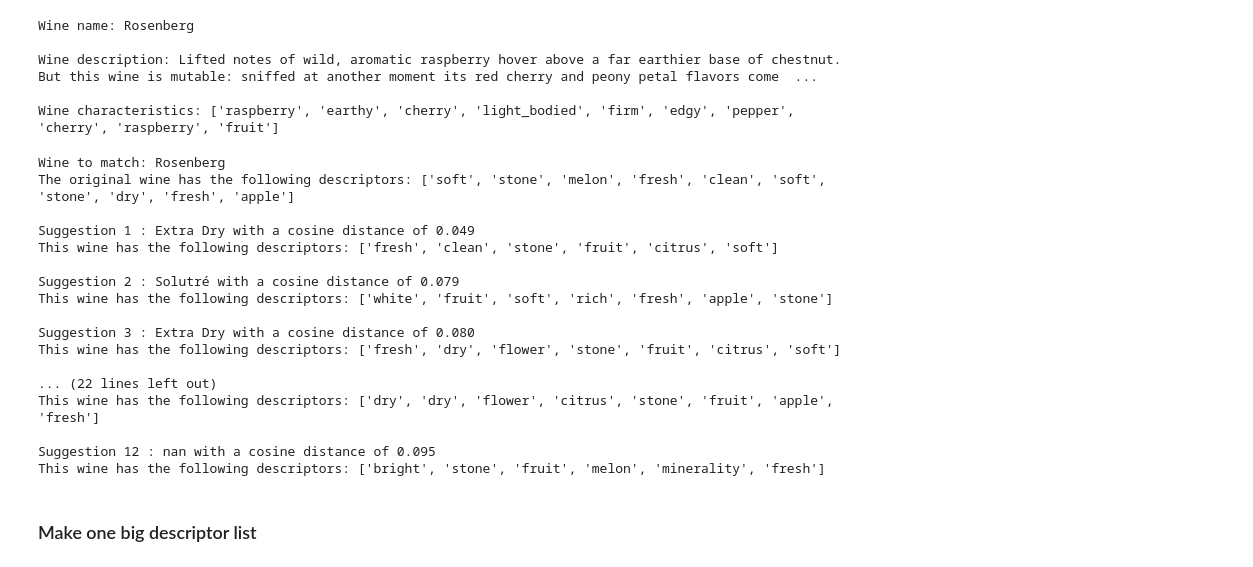
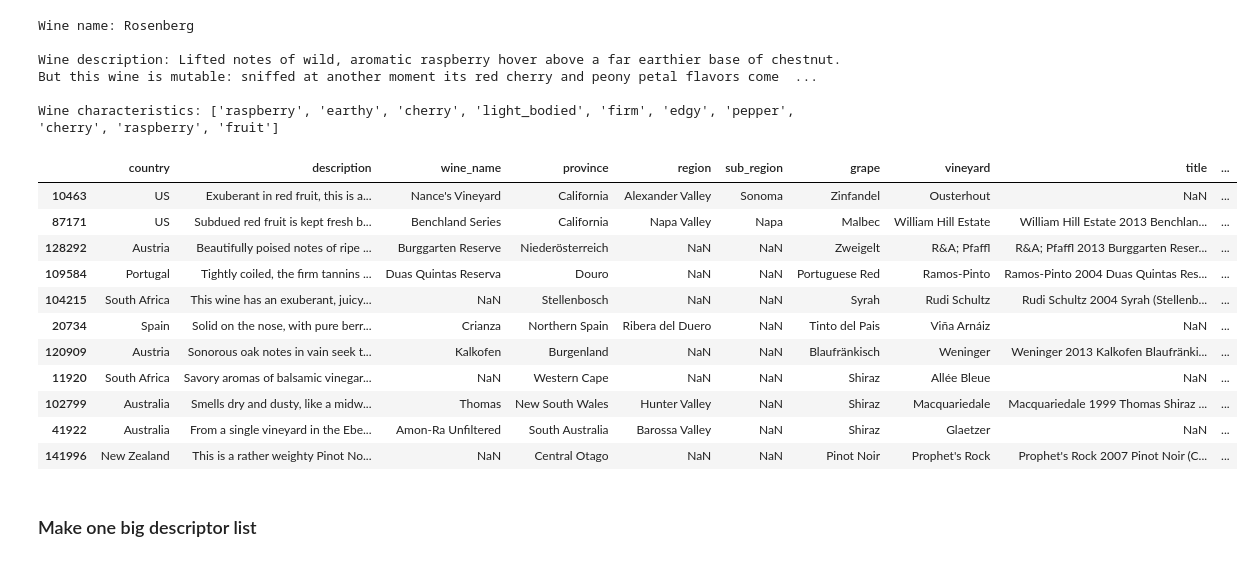
Before and after one commit to SebastiaanJohn/Vyno-Recommendation-Engine, a Jupyter notebook: notebooks/2.0-sjd-vyno-exploration.ipynb, the cells around one changed output. Cells and saved outputs as stored; diff of their text form; code cells hidden in the pictures.

```diff
--- a/notebooks/2.0-sjd-vyno-exploration.ipynb
+++ b/notebooks/2.0-sjd-vyno-exploration.ipynb
@@ -75,44 +89,32 @@ Wine description: Lifted notes of wild, aromatic raspberry hover above a far ear
 
 Wine characteristics: ['raspberry', 'earthy', 'cherry', 'light_bodied', 'firm', 'edgy', 'pepper', 'cherry', 'raspberry', 'fruit']
 # %%
-name_test = wine_desc["wine_name"]
+name_test = 'Markowitsch 2013 Rosenberg Red (Carnuntum)'
 
-wine_test_vector = wine_description_mincount.loc[wine_description_mincount['wine_name'] == name_test]['description_vector'].tolist()[0]
-distance, indice = model_knn.kneighbors(wine_test_vector, n_neighbors=13)
+wine_test_vector = wine_description_mincount.loc[wine_description_mincount['title'] == name_test]['description_vector'].tolist()[0]
+distance, indice = model_knn.kneighbors(wine_test_vector, n_neighbors=12)
 distance_list = distance[0].tolist()[1:]
 indice_list = indice[0].tolist()[1:]
 
-main_wine = wine_description_mincount.loc[wine_description_mincount['wine_name'] == name_test]
+wine_idxs = []
 
-print('Wine to match:', name_test)
-print('The original wine has the following descriptors:', list(main_wine['normalized_descriptors'])[0], '\n')
-
-
-descriptors = []
 n = 1
 for d, i in zip(distance_list, indice_list):
-    wine_name = wine_description_mincount['wine_name'][i]
-    wine_descriptors = wine_description_mincount['normalized_descriptors'][i]
-    descriptors.append(wine_descriptors)
-    print('Suggestion', str(n), ':', wine_name, 'with a cosine distance of', "{:.3f}".format(d))
-    print('This wine has the following descriptors:', wine_descriptors)
-    print('')
-    n+=1
+    wine_idxs.append(wine_description_mincount.iloc[i])
-# %% [output]
-Wine to match: Rosenberg
-The original wine has the following descriptors: ['soft', 'stone', 'melon', 'fresh', 'clean', 'soft', 'stone', 'dry', 'fresh', 'apple']
-
-Suggestion 1 : Extra Dry with a cosine distance of 0.049
-This wine has the following descriptors: ['fresh', 'clean', 'stone', 'fruit', 'citrus', 'soft']
-
-Suggestion 2 : Solutré with a cosine distance of 0.079
-This wine has the following descriptors: ['white', 'fruit', 'soft', 'rich', 'fresh', 'apple', 'stone']
-
-Suggestion 3 : Extra Dry with a cosine distance of 0.080
-This wine has the following descriptors: ['fresh', 'dry', 'flower', 'stone', 'fruit', 'citrus', 'soft']
-
-... (22 lines left out)
-This wine has the following descriptors: ['dry', 'dry', 'flower', 'citrus', 'stone', 'fruit', 'apple', 'fresh']
-
-Suggestion 12 : nan with a cosine distance of 0.095
-This wine has the following descriptors: ['bright', 'stone', 'fruit', 'melon', 'minerality', 'fresh']
+# %%
+df = pd.DataFrame(wine_idxs)
+df = df.drop(columns=['level_0', 'index'])
+df
+# %% [output]
+|  | country | description | wine_name | province | region | sub_region | grape | vineyard | title | ... |
+| 10463 | US | Exuberant in red fruit, this is a... | Nance's Vineyard | California | Alexander Valley | Sonoma | Zinfandel | Ousterhout | NaN | ... |
+| 87171 | US | Subdued red fruit is kept fresh b... | Benchland Series | California | Napa Valley | Napa | Malbec | William Hill Estate | William Hill Estate 2013 Benchlan... | ... |
+| 128292 | Austria | Beautifully poised notes of ripe ... | Burggarten Reserve | Niederösterreich | NaN | NaN | Zweigelt | R&A; Pfaffl | R&A; Pfaffl 2013 Burggarten Reser... | ... |
+| 109584 | Portugal | Tightly coiled, the firm tannins ... | Duas Quintas Reserva | Douro | NaN | NaN | Portuguese Red | Ramos-Pinto | Ramos-Pinto 2004 Duas Quintas Res... | ... |
+| 104215 | South Africa | This wine has an exuberant, juicy... | NaN | Stellenbosch | NaN | NaN | Syrah | Rudi Schultz | Rudi Schultz 2004 Syrah (Stellenb... | ... |
+| 20734 | Spain | Solid on the nose, with pure berr... | Crianza | Northern Spain | Ribera del Duero | NaN | Tinto del Pais | Viña Arnáiz | NaN | ... |
+| 120909 | Austria | Sonorous oak notes in vain seek t... | Kalkofen | Burgenland | NaN | NaN | Blaufränkisch | Weninger | Weninger 2013 Kalkofen Blaufränki... | ... |
+| 11920 | South Africa | Savory aromas of balsamic vinegar... | NaN | Western Cape | NaN | NaN | Shiraz | Allée Bleue | NaN | ... |
+| 102799 | Australia | Smells dry and dusty, like a midw... | Thomas | New South Wales | Hunter Valley | NaN | Shiraz | Macquariedale | Macquariedale 1999 Thomas Shiraz ... | ... |
+| 41922 | Australia | From a single vineyard in the Ebe... | Amon-Ra Unfiltered | South Australia | Barossa Valley | NaN | Shiraz | Glaetzer | NaN | ... |
+| 141996 | New Zealand | This is a rather weighty Pinot No... | NaN | Central Otago | NaN | NaN | Pinot Noir | Prophet's Rock | Prophet's Rock 2007 Pinot Noir (C... | ... |
```
Also changed, not shown: parts of 7 cells of this notebook, 23 other files.
